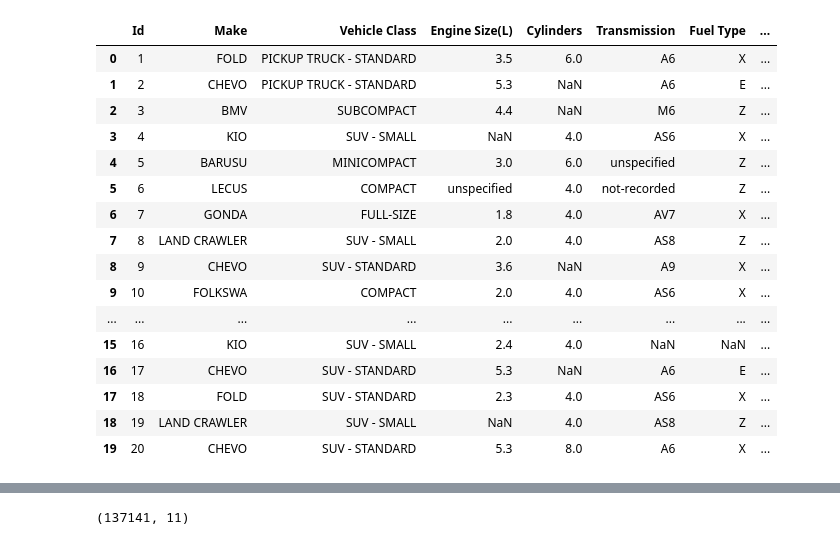
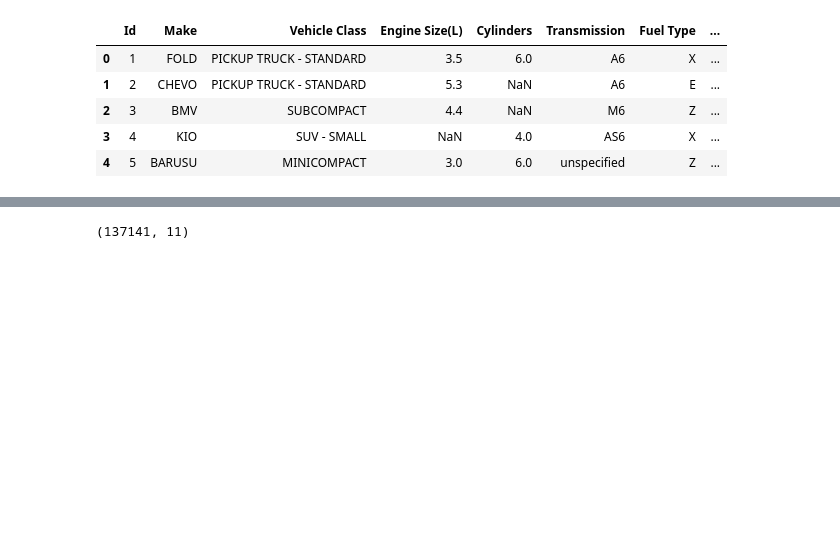
Before and after one commit to dikaizm/data-slayer, a Jupyter notebook: notebooks/1.0-data-exploration.ipynb, the cells around one changed output, grey strips where cells are left out. Drawn from its saved outputs; the diff is of its cells as text; code cells hidden in the pictures; blank space fills up the shorter version.

```diff
--- a/notebooks/1.0-data-exploration.ipynb
+++ b/notebooks/1.0-data-exploration.ipynb
@@ -1,25 +1,14 @@
 # %%
 import pandas as pd
 import numpy as np
 
-df = pd.read_csv('../data/raw/train.csv')
-df.head(20)
+train = pd.read_csv('../data/raw/train.csv')
+train.head()
 # %% [output]
 |  | Id | Make | Vehicle Class | Engine Size(L) | Cylinders | Transmission | Fuel Type | ... |
 | 0 | 1 | FOLD | PICKUP TRUCK - STANDARD | 3.5 | 6.0 | A6 | X | ... |
 | 1 | 2 | CHEVO | PICKUP TRUCK - STANDARD | 5.3 | NaN | A6 | E | ... |
 | 2 | 3 | BMV | SUBCOMPACT | 4.4 | NaN | M6 | Z | ... |
 | 3 | 4 | KIO | SUV - SMALL | NaN | 4.0 | AS6 | X | ... |
 | 4 | 5 | BARUSU | MINICOMPACT | 3.0 | 6.0 | unspecified | Z | ... |
-| 5 | 6 | LECUS | COMPACT | unspecified | 4.0 | not-recorded | Z | ... |
-| 6 | 7 | GONDA | FULL-SIZE | 1.8 | 4.0 | AV7 | X | ... |
-| 7 | 8 | LAND CRAWLER | SUV - SMALL | 2.0 | 4.0 | AS8 | Z | ... |
-| 8 | 9 | CHEVO | SUV - STANDARD | 3.6 | NaN | A9 | X | ... |
-| 9 | 10 | FOLKSWA | COMPACT | 2.0 | 4.0 | AS6 | X | ... |
-| ... | ... | ... | ... | ... | ... | ... | ... | ... |
-| 15 | 16 | KIO | SUV - SMALL | 2.4 | 4.0 | NaN | NaN | ... |
-| 16 | 17 | CHEVO | SUV - STANDARD | 5.3 | NaN | A6 | E | ... |
-| 17 | 18 | FOLD | SUV - STANDARD | 2.3 | 4.0 | AS6 | X | ... |
-| 18 | 19 | LAND CRAWLER | SUV - SMALL | NaN | 4.0 | AS8 | Z | ... |
-| 19 | 20 | CHEVO | SUV - STANDARD | 5.3 | 8.0 | A6 | X | ... |
 # %%
```
Also changed, not shown: parts of 41 cells of this notebook, 7 other files.
